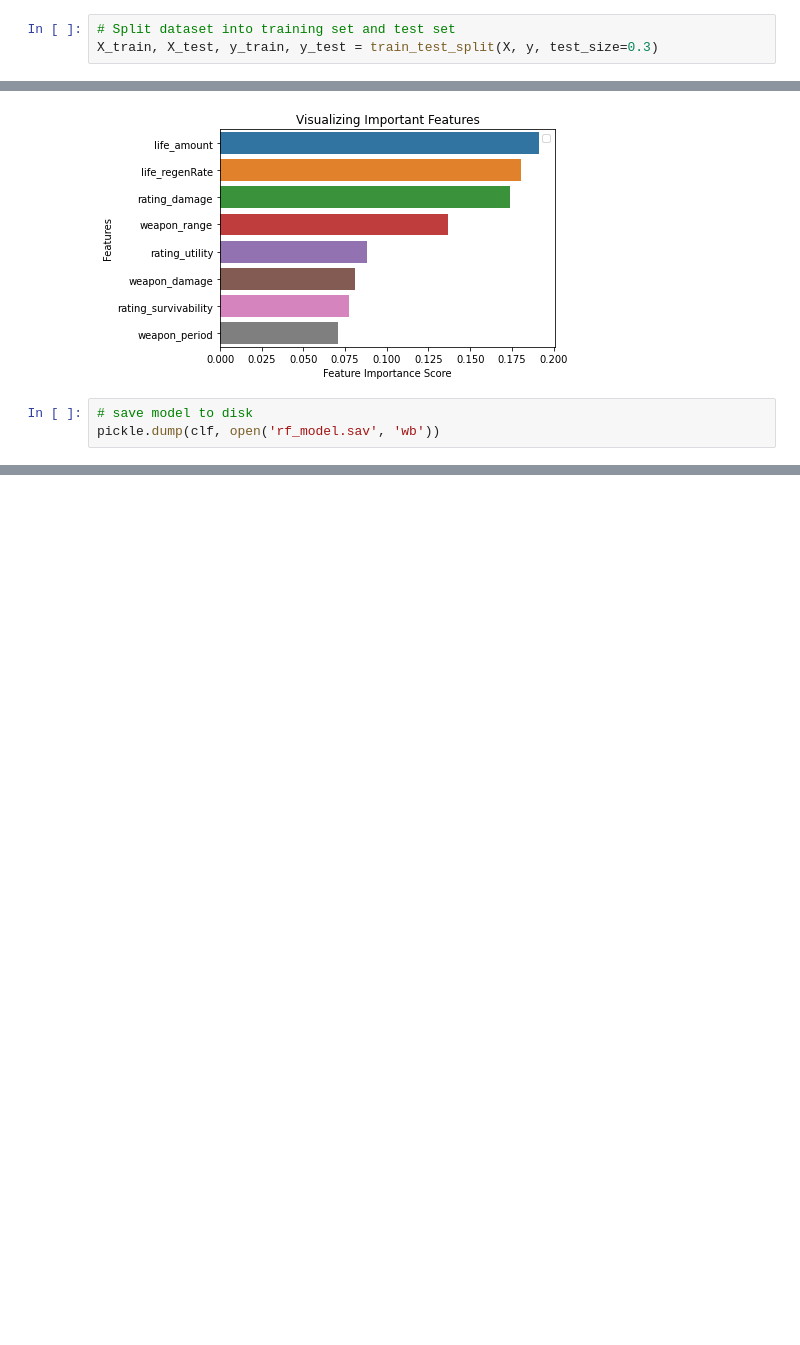
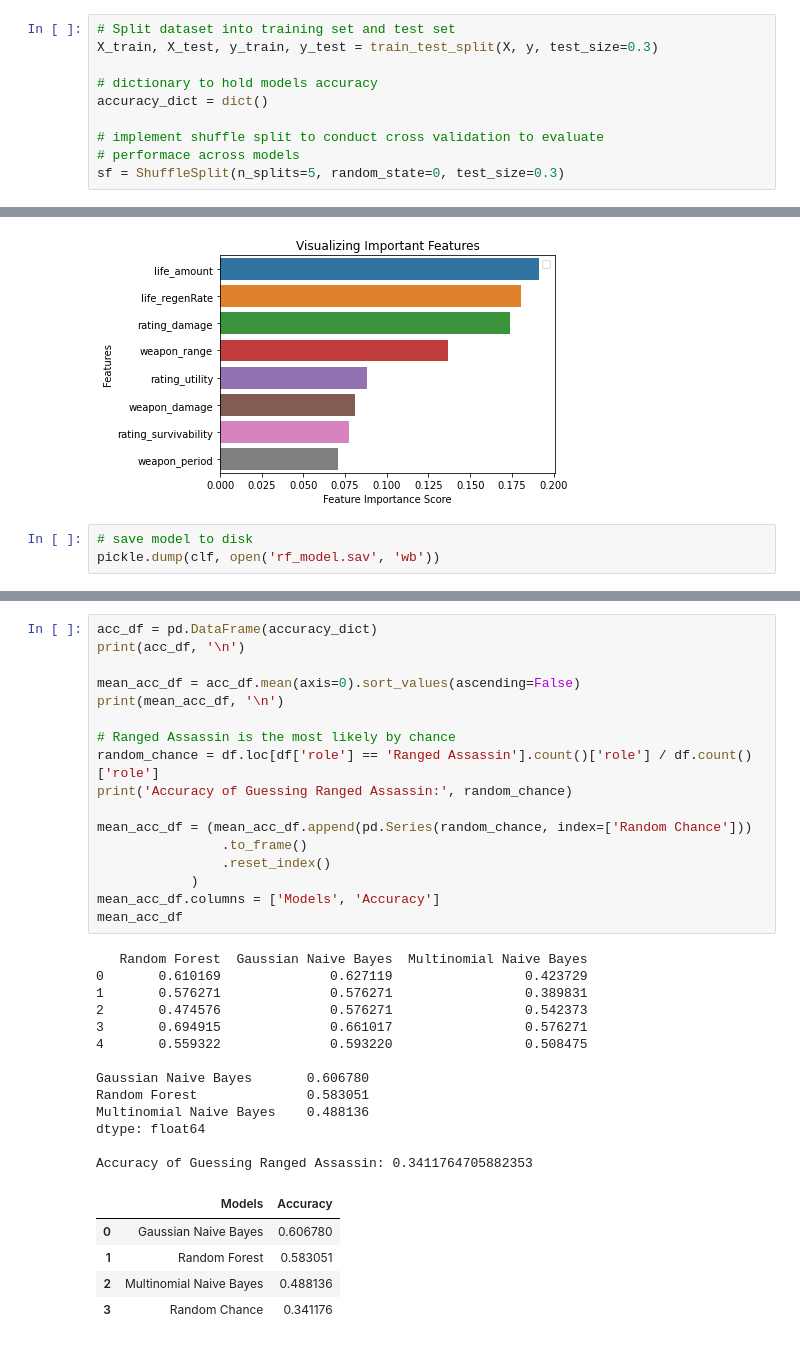
Before and after one commit to Bbold72/hots-classifier-app, a Jupyter notebook: RandomForestClassifier.ipynb, the cells around one changed output, grey strips where cells are left out. Drawn from its saved outputs; the diff is of its cells as text; blank space fills up the shorter version.

```diff
--- a/RandomForestClassifier.ipynb
+++ b/RandomForestClassifier.ipynb
@@ -28,5 +29,12 @@ y = df[['role']]                        # labels
 # %%
 # Split dataset into training set and test set
 X_train, X_test, y_train, y_test = train_test_split(X, y, test_size=0.3)
+
+# dictionary to hold models accuracy
+accuracy_dict = dict()
+
+# implement shuffle split to conduct cross validation to evaluate
+# performace across models
+sf = ShuffleSplit(n_splits=5, random_state=0, test_size=0.3)
 # %%
 ### Random Forest ###
@@ -86,0 +153,36 @@ Accuracy on Training Data: 0.5384615384615384
+# %%
+acc_df = pd.DataFrame(accuracy_dict)
+print(acc_df, '\n')
+
+mean_acc_df = acc_df.mean(axis=0).sort_values(ascending=False)
+print(mean_acc_df, '\n')
+
+# Ranged Assassin is the most likely by chance
+random_chance = df.loc[df['role'] == 'Ranged Assassin'].count()['role'] / df.count()['role']
+print('Accuracy of Guessing Ranged Assassin:', random_chance)
+
+mean_acc_df = (mean_acc_df.append(pd.Series(random_chance, index=['Random Chance']))
+                .to_frame()
+                .reset_index()
+            )
+mean_acc_df.columns = ['Models', 'Accuracy']
+mean_acc_df
+# %% [output]
+   Random Forest  Gaussian Naive Bayes  Multinomial Naive Bayes
+0       0.610169              0.627119                 0.423729
+1       0.576271              0.576271                 0.389831
+2       0.474576              0.576271                 0.542373
+3       0.694915              0.661017                 0.576271
+4       0.559322              0.593220                 0.508475
+
+Gaussian Naive Bayes       0.606780
+Random Forest              0.583051
+Multinomial Naive Bayes    0.488136
+dtype: float64
+
+Accuracy of Guessing Ranged Assassin: 0.3411764705882353
+|  | Models | Accuracy |
+| 0 | Gaussian Naive Bayes | 0.606780 |
+| 1 | Random Forest | 0.583051 |
+| 2 | Multinomial Naive Bayes | 0.488136 |
+| 3 | Random Chance | 0.341176 |
```
Also changed, not shown: parts of 9 cells of this notebook.
